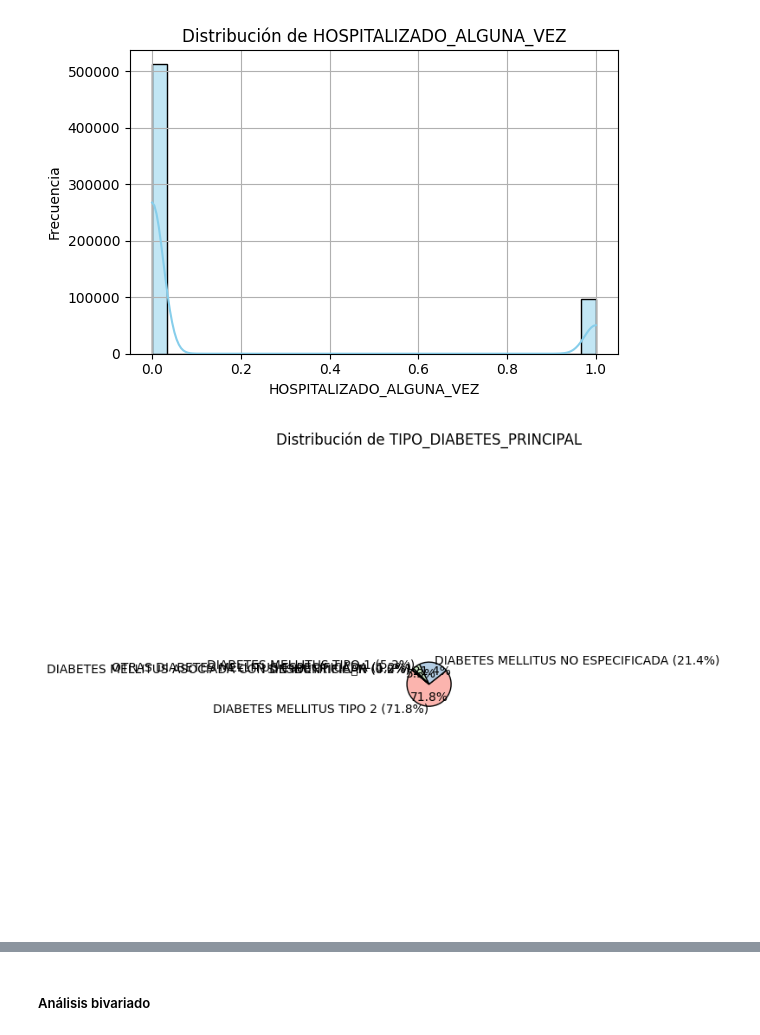
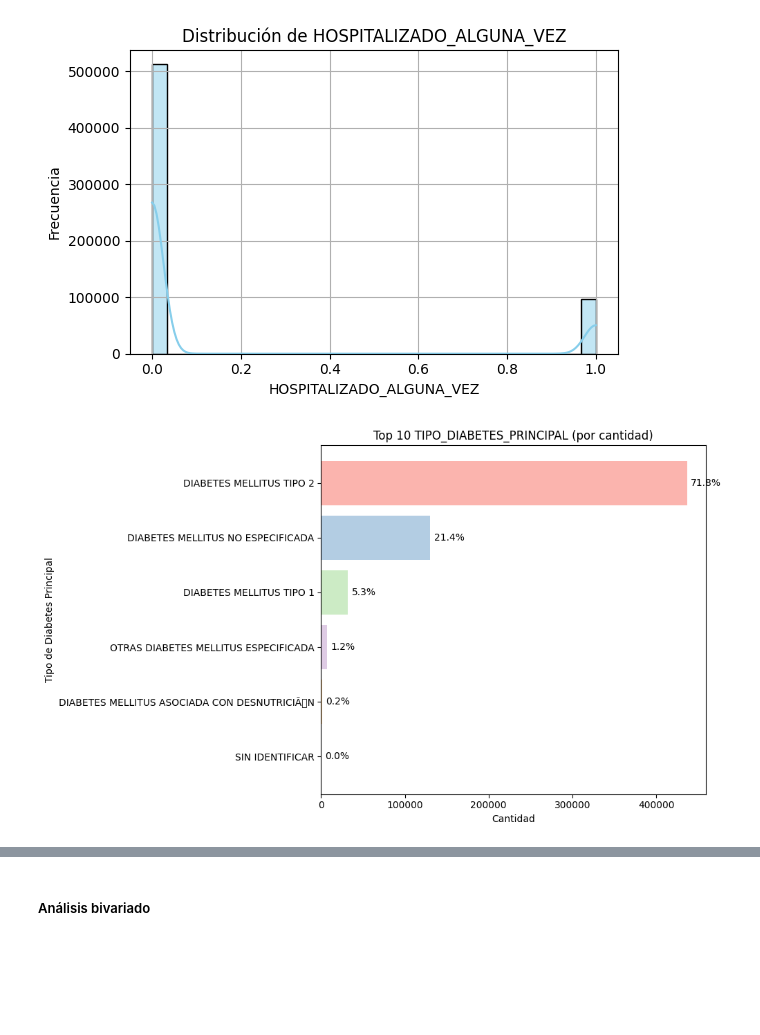
Before and after one commit to vlenix2505/Dataton_CONOVATEC, a Jupyter notebook: notebooks/EDA.ipynb, the cells around one changed output, grey strips where cells are left out. Cells and saved outputs as stored; diff of their text form; code cells hidden in the pictures; blank space fills up the shorter version.

```diff
--- a/notebooks/EDA.ipynb
+++ b/notebooks/EDA.ipynb
@@ -672,33 +672,45 @@ Passing `palette` without assigning `hue` is deprecated and will be removed in v
 # %%
 import polars as pl
 import matplotlib.pyplot as plt
 
 # Agrupar y contar
 counts_df = (
     df_consolidado
     .group_by("TIPO_DIABETES_PRINCIPAL")
     .agg(pl.len().alias("count"))
     .sort("count", descending=True)
     .head(10)
 )
 
 # Convertir a Pandas
 counts_pd = counts_df.to_pandas().dropna()
 counts_pd["percentage"] = (counts_pd["count"] / counts_pd["count"].sum()) * 100
 
-# Gráfico circular
-plt.figure(figsize=(6, 6))
-plt.pie(
+# Gráfico de barras
+plt.figure(figsize=(10, 6))
+bars = plt.barh(
+    counts_pd["TIPO_DIABETES_PRINCIPAL"],
     counts_pd["count"],
-    labels=[f"{cat} ({pct:.1f}%)" for cat, pct in zip(counts_pd["TIPO_DIABETES_PRINCIPAL"], counts_pd["percentage"])],
-    colors=plt.cm.Pastel1.colors,
-    startangle=140,
-    autopct=lambda pct: f"{pct:.1f}%" if pct > 2 else '',
-    wedgeprops={'edgecolor': 'black'}
+    color=plt.cm.Pastel1.colors
 )
-plt.title("Distribución de TIPO_DIABETES_PRINCIPAL")
-plt.axis("equal")
+
+plt.xlabel("Cantidad")
+plt.ylabel("Tipo de Diabetes Principal")
+plt.title("Top 10 TIPO_DIABETES_PRINCIPAL (por cantidad)")
+
+# Invertir el eje Y para que el más grande quede arriba
+plt.gca().invert_yaxis()
+
+# Mostrar etiquetas con el porcentaje en cada barra
+for bar, pct in zip(bars, counts_pd["percentage"]):
+    plt.text(
+        bar.get_width() + max(counts_pd["count"]) * 0.01,  # un poco a la derecha del final de la barra
+        bar.get_y() + bar.get_height()/2,
+        f"{pct:.1f}%",
+        va='center'
+    )
+
 plt.tight_layout()
 plt.show()
 # %% [output]
-[figure, old version]
+[figure, new version]
```
Also changed, not shown: parts of 3 cells of this notebook, 2 other files.
